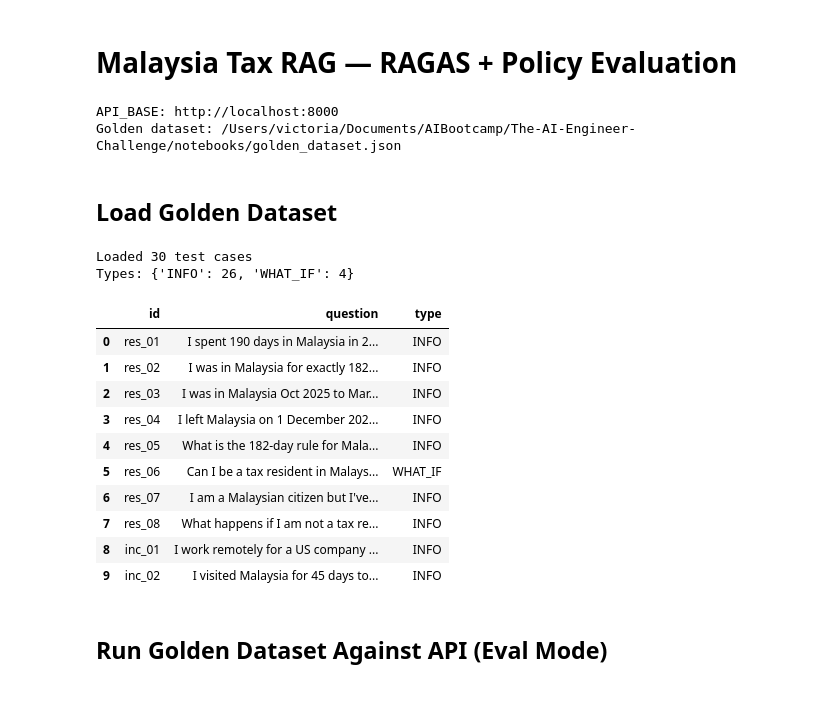
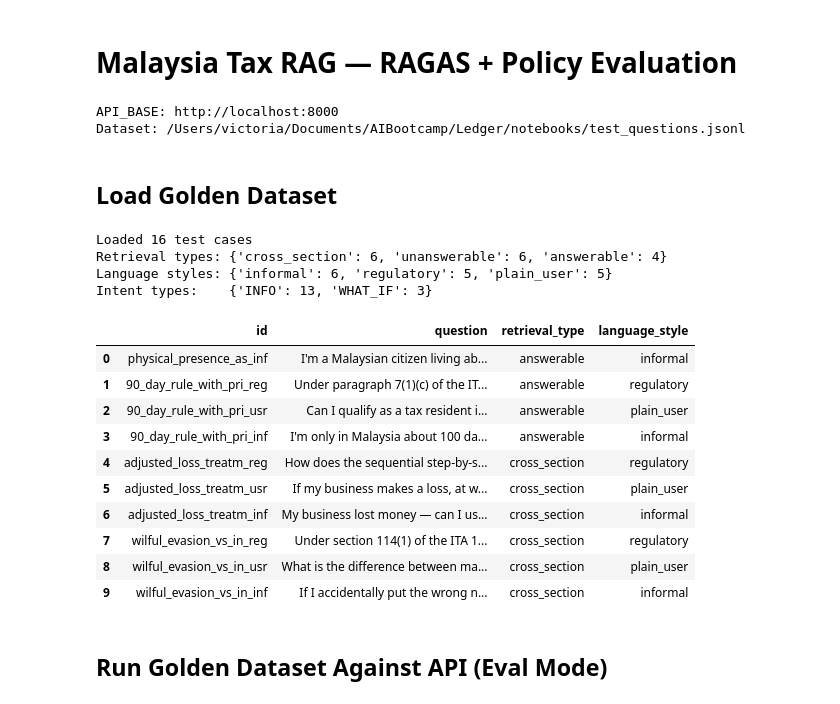
Before and after one commit to VDaugTemp/Ledger-, a Jupyter notebook: notebooks/evaluate.ipynb, the cells around one changed output. Drawn from its saved outputs; the diff is of its cells as text; code cells hidden in the pictures.

```diff
--- a/notebooks/evaluate.ipynb
+++ b/notebooks/evaluate.ipynb
@@ -22,41 +22,55 @@ else:
 
 # API base — change if server runs on a different port
 API_BASE = os.getenv("EVAL_API_BASE", "http://localhost:8000")
-GOLDEN_DATASET_PATH = Path(".").resolve() / "golden_dataset.json"
-TOP_K = 4  # cost control: limit retrieved chunks
+DATASET_PATH = Path(".").resolve() / "test_questions.jsonl"
+TOP_K = 4  # cost control: limit retrieved chunks passed to RAGAS
 
 print(f"API_BASE: {API_BASE}")
-print(f"Golden dataset: {GOLDEN_DATASET_PATH}")
+print(f"Dataset: {DATASET_PATH}")
 # %% [output]
 API_BASE: http://localhost:8000
-Golden dataset: /Users/victoria/Documents/AIBootcamp/The-AI-Engineer-Challenge/notebooks/golden_dataset.json
+Dataset: /Users/victoria/Documents/AIBootcamp/Ledger/notebooks/test_questions.jsonl
 # %% [markdown]
 ## Load Golden Dataset
 # %%
-with open(GOLDEN_DATASET_PATH) as f:
-    golden = json.load(f)
+with open(DATASET_PATH) as f:
+    raw = [json.loads(l) for l in f if l.strip()]
 
+# Assign stable IDs from concept + language style
+_style_abbr = {"regulatory": "reg", "plain_user": "usr", "informal": "inf"}
+_seen: dict[str, int] = {}
+for row in raw:
+    key = row["concept"]
+    _seen[key] = _seen.get(key, 0) + 1
+    style = _style_abbr.get(row["language_style"], row["language_style"][:3])
+    row["id"] = f"{key[:20]}_{style}"
+
+golden = raw
 df = pd.DataFrame(golden)
 print(f"Loaded {len(df)} test cases")
-print(f"Types: {df['type'].value_counts().to_dict()}")
+print(f"Retrieval types: {df['retrieval_type'].value_counts().to_dict()}")
+print(f"Language styles: {df['language_style'].value_counts().to_dict()}")
+print(f"Intent types:    {df['intent_type'].value_counts().to_dict()}")
 try:
-    display(df[["id", "question", "type"]].head(10))
+    display(df[["id", "question", "retrieval_type", "language_style"]].head(10))
 except NameError:
-    print(df[["id", "question", "type"]].head(10).to_string())
+    print(df[["id", "question", "retrieval_type", "language_style"]].head(10).to_string())
 # %% [output]
-Loaded 30 test cases
-Types: {'INFO': 26, 'WHAT_IF': 4}
+Loaded 16 test cases
+Retrieval types: {'cross_section': 6, 'unanswerable': 6, 'answerable': 4}
+Language styles: {'informal': 6, 'regulatory': 5, 'plain_user': 5}
+Intent types:    {'INFO': 13, 'WHAT_IF': 3}
-|  | id | question | type |
-| 0 | res_01 | I spent 190 days in Malaysia in 2... | INFO |
-| 1 | res_02 | I was in Malaysia for exactly 182... | INFO |
-| 2 | res_03 | I was in Malaysia Oct 2025 to Mar... | INFO |
-| 3 | res_04 | I left Malaysia on 1 December 202... | INFO |
-| 4 | res_05 | What is the 182-day rule for Mala... | INFO |
-| 5 | res_06 | Can I be a tax resident in Malays... | WHAT_IF |
-| 6 | res_07 | I am a Malaysian citizen but I've... | INFO |
-| 7 | res_08 | What happens if I am not a tax re... | INFO |
-| 8 | inc_01 | I work remotely for a US company ... | INFO |
-| 9 | inc_02 | I visited Malaysia for 45 days to... | INFO |
+|  | id | question | retrieval_type | language_style |
+| 0 | physical_presence_as_inf | I'm a Malaysian citizen living ab... | answerable | informal |
+| 1 | 90_day_rule_with_pri_reg | Under paragraph 7(1)(c) of the IT... | answerable | regulatory |
+| 2 | 90_day_rule_with_pri_usr | Can I qualify as a tax resident i... | answerable | plain_user |
+| 3 | 90_day_rule_with_pri_inf | I'm only in Malaysia about 100 da... | answerable | informal |
+| 4 | adjusted_loss_treatm_reg | How does the sequential step-by-s... | cross_section | regulatory |
+| 5 | adjusted_loss_treatm_usr | If my business makes a loss, at w... | cross_section | plain_user |
+| 6 | adjusted_loss_treatm_inf | My business lost money — can I us... | cross_section | informal |
+| 7 | wilful_evasion_vs_in_reg | Under section 114(1) of the ITA 1... | cross_section | regulatory |
+| 8 | wilful_evasion_vs_in_usr | What is the difference between ma... | cross_section | plain_user |
+| 9 | wilful_evasion_vs_in_inf | If I accidentally put the wrong n... | cross_section | informal |
 # %% [markdown]
 ## Run Golden Dataset Against API (Eval Mode)
 # %%
```
Also changed, not shown: parts of 5 cells of this notebook, 11 other files.
